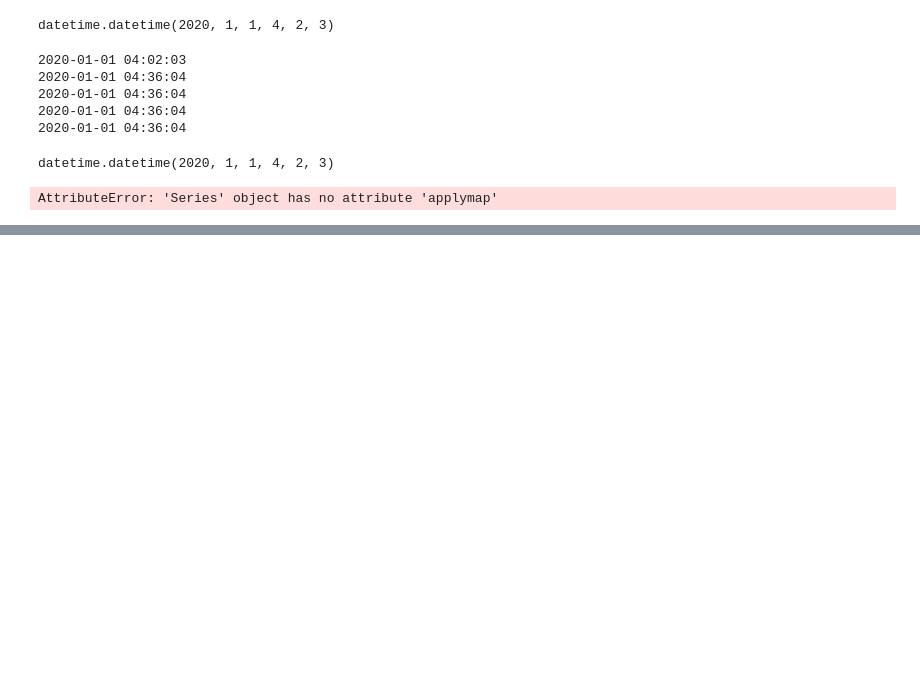
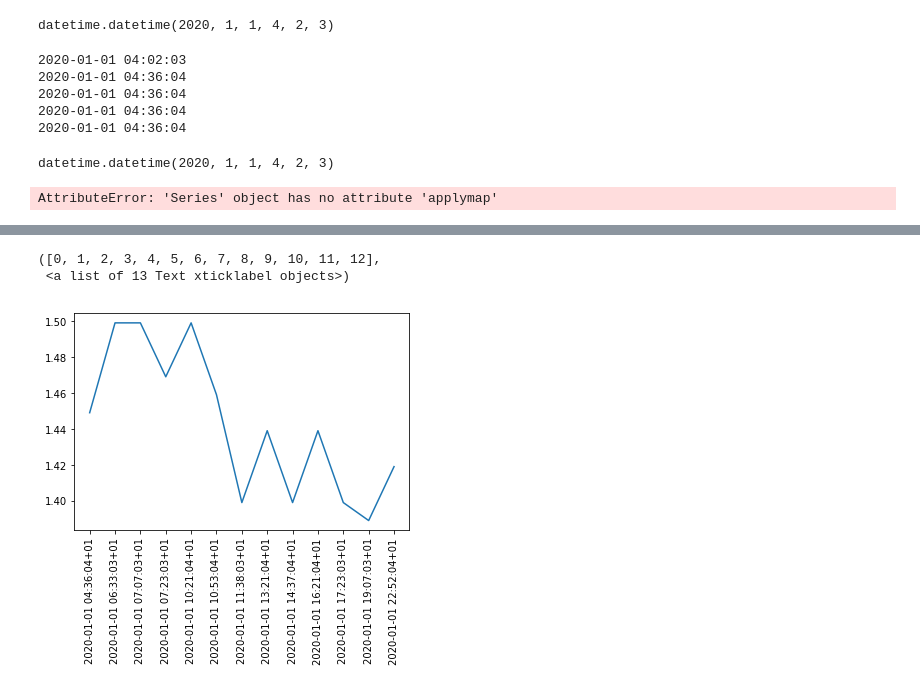
Before and after one commit to grevtsovkirill/GasAnalysis, a Jupyter notebook: GasAnalysis.ipynb, the cells around one changed output, grey strips where cells are left out. Cells and saved outputs as stored; diff of their text form; code cells hidden in the pictures; blank space fills up the shorter version.

Commit message:
add plot per station

```diff
--- a/GasAnalysis.ipynb
+++ b/GasAnalysis.ipynb
@@ -200,3 +200,6 @@ datetime.datetime(2020, 1, 1, 4, 2, 3)
 selected_prices.date.applymap(dt_conv)
 # %% [output]
 AttributeError: 'Series' object has no attribute 'applymap'
+# %%
+df=selected_prices.loc[selected_prices.station_uuid=="51d4b493-a095-1aa0-e100-80009459e03a"]
+#plot(figsize = (12,6))
@@ -202,0 +215,8 @@ AttributeError: 'Series' object has no attribute 'applymap'
+# %%
+df = df.sort_values('date', ascending=True)
+plt.plot(df['date'], df['e10'])
+plt.xticks(rotation='vertical')
+# %% [output]
+([0, 1, 2, 3, 4, 5, 6, 7, 8, 9, 10, 11, 12],
+ <a list of 13 Text xticklabel objects>)
+[figure, added]
```
Also changed, not shown: parts of 1 cell of this notebook.
